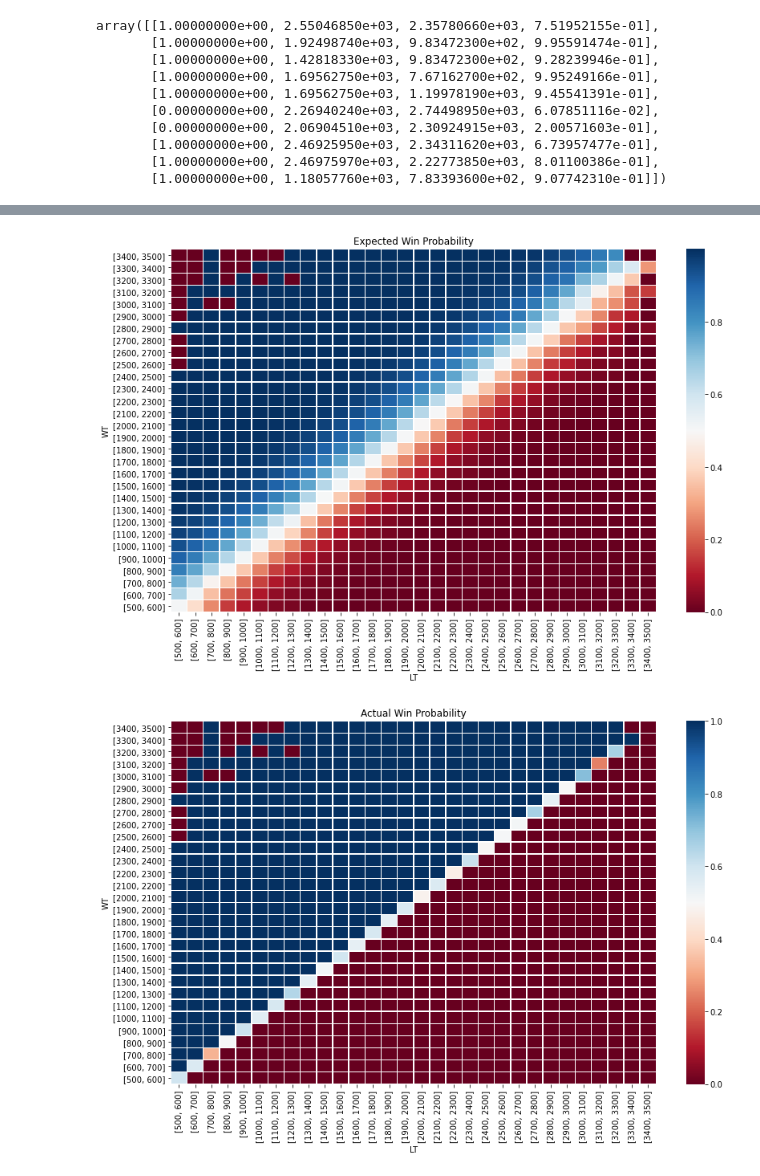
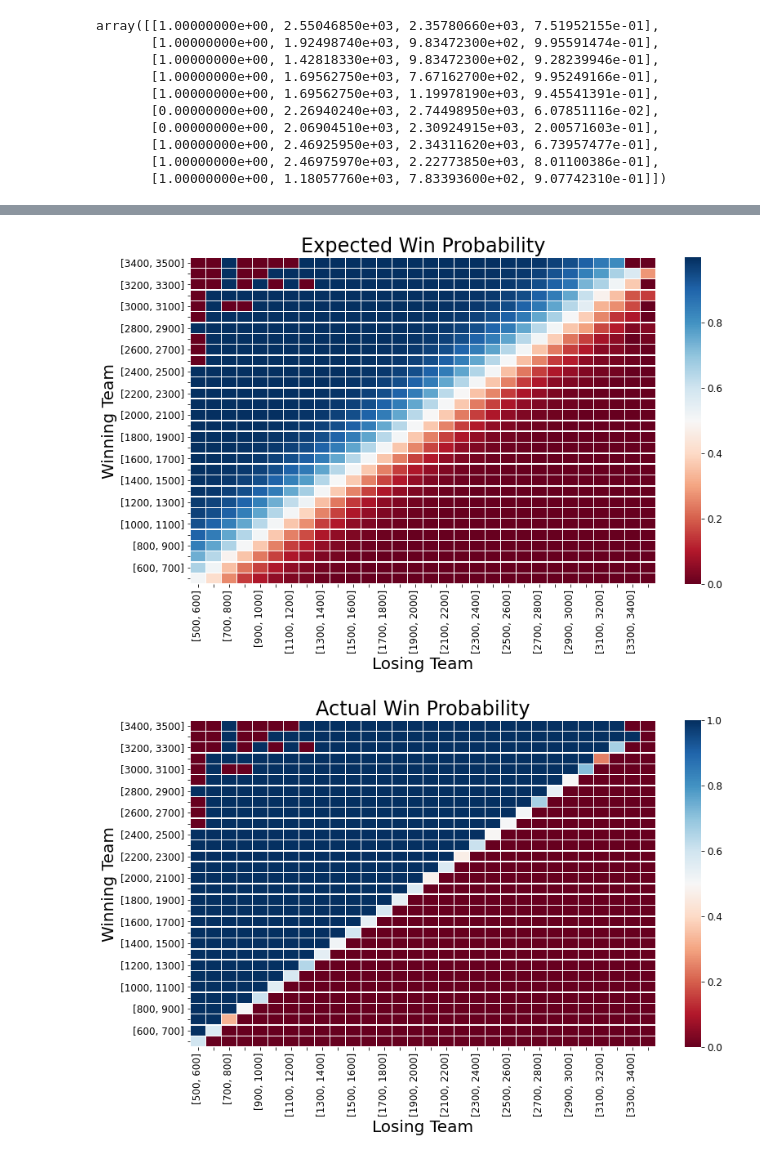
Before and after one commit to C-Stewart-GH/SMU_Capstone_Project, a Jupyter notebook: Visualizations/elo.ipynb, the cells around one changed output, grey strips where cells are left out. Saved outputs shown, nothing was run; the diff lists cells and outputs as text; code cells hidden in the pictures.

Commit message:
updated plots Elo

```diff
--- a/Visualizations/elo.ipynb
+++ b/Visualizations/elo.ipynb
@@ -361,18 +363,33 @@ for i in out_array_no_ties:
 
 #Capture residual of actual - expected win probability
 residual_win_prob=actual_win_prob-exp_win_prob_array
+# %%
+revised_bins_lt = []
+for idx, item in enumerate(bins_lt):
+    if idx%2 == 0:
+        revised_bins_lt.append(item)
+    else:
+        revised_bins_lt.append("")
+revised_bins_wt = []
+for idx, item in enumerate(bins_wt):
+    if idx%2 == 0:
+        revised_bins_wt.append(item)
+    else:
+        revised_bins_wt.append("")
 # %%
 #Plot heatmap of game count
 plt.clf()  # For clearing plot
 sns.heatmap(
     game_count_array,
     cmap="Blues",
-    xticklabels=bins_lt,
-    yticklabels=bins_wt,
+    xticklabels=revised_bins_lt,
+    yticklabels=revised_bins_wt,
     linewidth=0.5,
 )
-plt.xlabel("LT")
-plt.ylabel("WT")
+
+plt.xlabel("Losing Team")
+plt.ylabel("Winning Team")
+plt.rc('font', size=20)
 plt.title("Game Count")
 plt.tight_layout()
 plt.rcParams['figure.figsize'] = (12, 8)
@@ -385,36 +402,42 @@ plt.clf()  # For clearing plot
 sns.heatmap(
     exp_win_prob_array,
     cmap="RdBu",
-    xticklabels=bins_lt,
-    yticklabels=bins_wt,
+    xticklabels=revised_bins_lt,
+    yticklabels=revised_bins_wt,
     linewidth=0.5,
 )
-plt.xlabel("LT")
-plt.ylabel("WT")
+plt.xlabel("Losing Team")
+plt.ylabel("Winning Team")
+plt.rc('font', size=20)
+#plt.rc('xtick', labelsize=12)
+#plt.rc('ytick', labelsize=12)
 plt.title("Expected Win Probability")
 plt.tight_layout()
 plt.rcParams['figure.figsize'] = (12, 8)
 plt.show()
 # %% [output]
-[figure, old version]
+[figure, new version]
 # %%
 #Plot heatmap of actual win probability
 plt.clf()  # For clearing plot
 sns.heatmap(
     actual_win_prob,
     cmap="RdBu",
-    xticklabels=bins_lt,
-    yticklabels=bins_wt,
+    xticklabels=revised_bins_lt,
+    yticklabels=revised_bins_wt,
     linewidth=0.5,
 )
-plt.xlabel("LT")
-plt.ylabel("WT")
+plt.xlabel("Losing Team")
+plt.ylabel("Winning Team")
+plt.rc('font', size=20)
+#plt.rc('xtick', labelsize=12)
+#plt.rc('ytick', labelsize=12)
 plt.title("Actual Win Probability")
 plt.tight_layout()
 plt.rcParams['figure.figsize'] = (12, 8)
 plt.show()
 # %% [output]
-[figure, old version]
+[figure, new version]
 # %%
 
 #Plot heatmap of residual win probability
```
Also changed, not shown: parts of 6 cells of this notebook.
